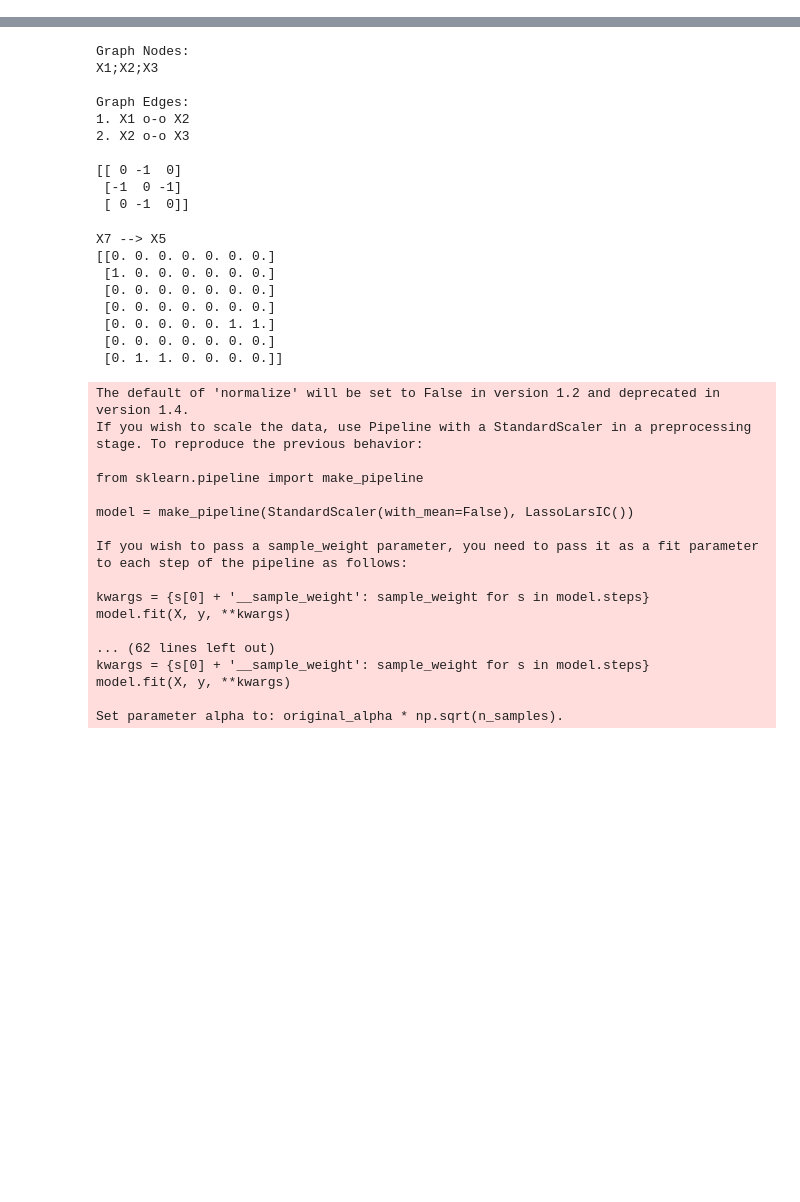
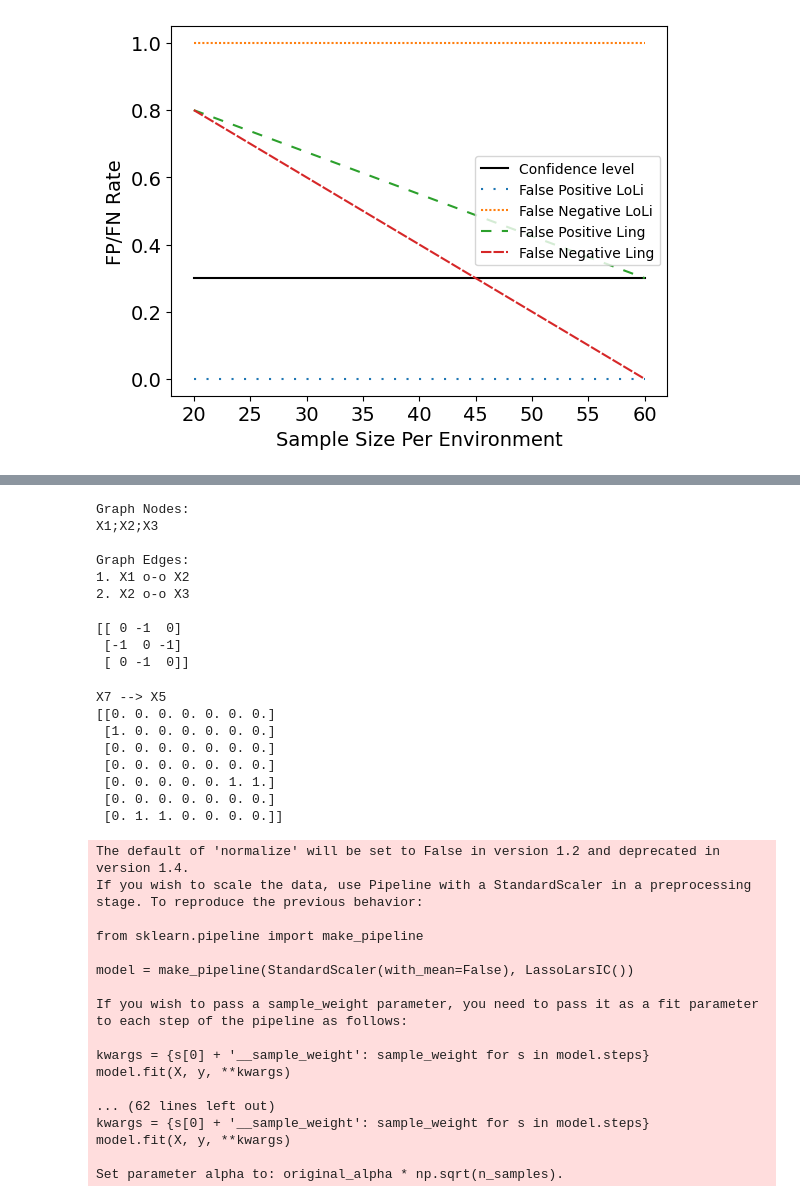
Before and after one commit to AlexanderMey/causal-local-linear, a Jupyter notebook: MainAlgo/ComparisonWithOther.ipynb, the cells around one changed output, grey strips where cells are left out. Drawn from its saved outputs; the diff is of its cells as text; code cells hidden in the pictures; blank space fills up the shorter version.

```diff
--- a/MainAlgo/ComparisonWithOther.ipynb
+++ b/MainAlgo/ComparisonWithOther.ipynb
@@ -0,0 +252,91 @@
+# %%
+### Changing sample size
+np.random.seed(1)
+d=6  #Dimensionality
+supp=(0,1,2,3) #support indices
+s=len(supp)  #Number of support entries
+# sample=[14,18,22,26,30,34]
+sample=[20,60]
+fn=np.zeros((len(sample)))
+fp=np.zeros((len(sample)))
+fnling=np.zeros((len(sample)))
+fpling=np.zeros((len(sample)))
+runs=10
+l=1 # Number of intervals we combine for the statistics
+B=100 # Bootstrap runs
+I=10      #Number of Intervals
+a=[list(itertools.combinations(range(d), k)) for k in range(0,d+1)]
+subsets = [item for sublist in a for item in sublist]
+dic={}
+# We first fix the data for all runs, to eliminate the randomness of this.
+betas=np.zeros((runs,I,d))
+for r in range(runs):
+    for i in range(I):
+        betas[r,i,supp]=np.random.uniform(low=-5,high=5,size=(s))
+
+for o,n in enumerate(sample):
+    print('Sample size',o+1,'of',len(sample))
+    for r in range(runs):
+        X=[]
+        X_ling=[]
+        Y=[]
+        for i in range(I):
+            x_ling=np.zeros((n,d+1))
+            x=np.zeros((n,d))
+            y=np.zeros((n))
+            std=np.random.uniform(low=5,high=5,size=(d))
+            p=np.random.uniform(low=0.4,high=1)
+            x[:,0]=np.random.uniform(low=-std[0],high=std[0],size=(n))
+            x[:,1]=x[:,0]+np.random.uniform(low=-std[1],high=std[1],size=(n))
+            x[:,2]=0.3*x[:,1]+np.random.uniform(low=-std[2],high=std[2],size=(n))
+            x[:,3]=0.2*x[:,2]+np.random.uniform(low=-std[3],high=std[3],size=(n))
+            e=np.random.uniform(low=-2,high=2,size=(n))
+            y=x@betas[r,i,:]+e
+            std=np.random.uniform(low=-5,high=5,size=(d))
+            x[:,4]=np.random.uniform(low=-1,high=10,size=(n))+y
+            x[:,5]=np.random.uniform(low=-1,high=1,size=(n))
+            x_ling[:,:d]=copy.copy(x)
+            x_ling[:,d]=copy.copy(y)
+            X.append(x)
+            Y.append(y)
+            X_ling.append(x_ling)
+        plausibleS=loli.gauss(X,Y)
+        if not not plausibleS:
+            supphat=set.intersection(*plausibleS)
+        with suppress_stdout_stderr():
+            model=lingam.MultiGroupDirectLiNGAM()
+            model.fit(X_ling)
+
+
+        plausibleS=loli.gauss(X,Y,alpha=0.3)
+        if not not plausibleS:
+            supphat=set.intersection(*plausibleS)
+            if len(supphat.difference(set(supp)))>0:
+                fp[o]+=1/runs
+            if len(set(supp).difference(supphat))>0:
+                fn[o]+=1/runs
+
+        lingmat=model.adjacency_matrices_[0][6,:]
+        lingsupp=np.where(lingmat!=0)
+        supphatling=set(lingsupp[0])
+        if len(supphatling.difference(set(supp)))>0:
+            fpling[o]+=1/runs
+        if len(set(supp).difference(supphatling))>0:
+            fnling[o]+=1/runs
+
+
+
+fig, ax = plt.subplots()
+for label in (ax.get_xticklabels() + ax.get_yticklabels()):
+	label.set_fontsize(14)
+plt.plot(sample,0.3*np.ones((len(sample))),label='Confidence level',color='black')
+plt.plot(sample,fp,label='False Positive LoLi',linestyle=(0, (1, 5)))
+plt.plot(sample,fn,label='False Negative LoLi',linestyle=(0, (1, 1)))
+plt.plot(sample,fpling,label='False Positive Ling',linestyle=(0, (5, 5)))
+plt.plot(sample,fnling,label='False Negative Ling',linestyle=(0, (5, 1)))
+
+plt.xlabel('Sample Size Per Environment',fontsize=14)
+plt.ylabel('FP/FN Rate',fontsize=14)
+plt.legend()
+# plt.savefig('Figures/CompLingamchangesample.eps',bbox_inches="tight",format='eps')
+# %% [output]
@@ -0,0 +346 @@
+[figure, added]
```
Also changed, not shown: parts of 7 cells of this notebook, 3 other files.
